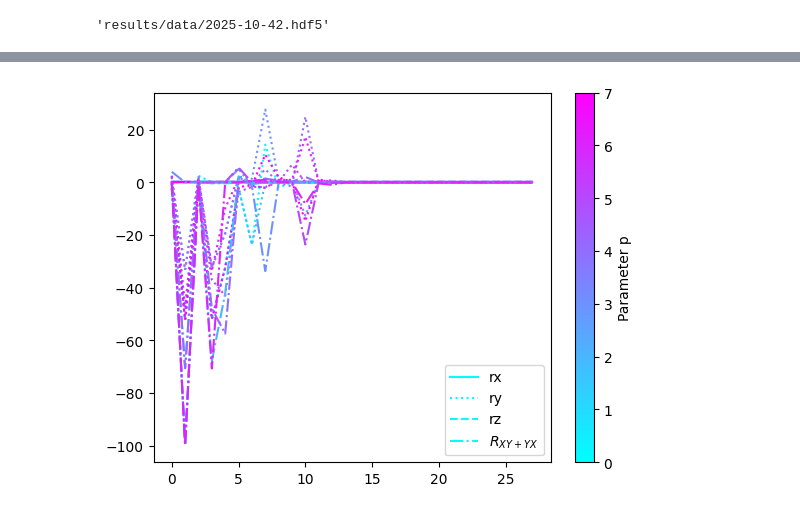
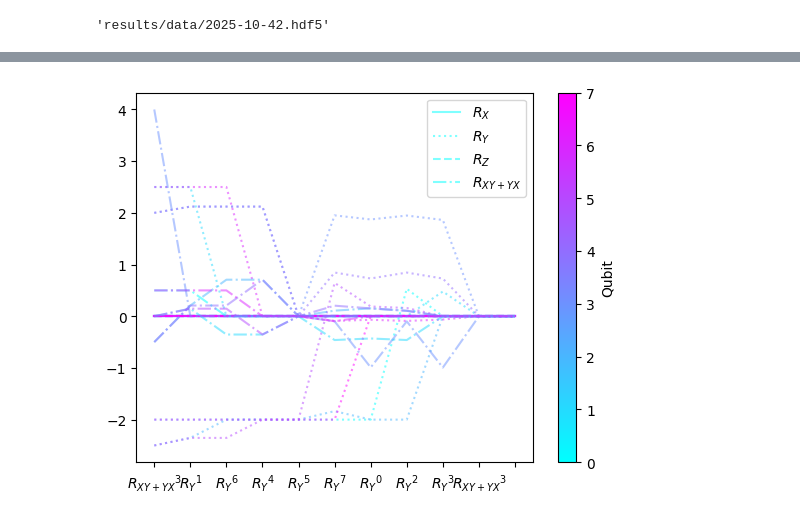
Before and after one commit to NicoDic98/QC-MasterThesis, a Jupyter notebook: plots.ipynb, the cells around one changed output, grey strips where cells are left out. Drawn from its saved outputs; the diff is of its cells as text; code cells hidden in the pictures.

Commit message:
Derivative and second derivative plots done

```diff
--- a/plots.ipynb
+++ b/plots.ipynb
@@ -209,6 +205,8 @@ _mass_-5.20
 KeyboardInterrupt:
 # %%
 h5_file = f"{data_folder}{"2025-10-42"}.hdf5"
+datasets = ["2025-10-22_17-19-30-23753926","2025-10-22_17-24-14-23753943",
+            "2025-10-22_17-30-26-23753983", "2025-10-23_13-28-44-23757058"]
 h5_file
 # %% [output]
 'results/data/2025-10-42.hdf5'
@@ -233,9 +236,12 @@ plt.show()
 # %%
 with h5py.File(h5_file, "r") as f:
-    avqe_temp_loader = ResultLoader(f["2025-10-22_17-30-26-23753983"])
+    for name in datasets:
+        avqe_temp_loader = ResultLoader(f[name])
 
-    params = {HamiltonianParameters.Mass: 2}
-    circuit = avqe_temp_loader.get_circuit(params)
-    print([f"{x}={y:.3f}" for x, y in avqe_temp_loader.get_parameter_values_from_indices(params).items()])
-circuit.draw("mpl")
+        for i in [0,3]:
+            params = {HamiltonianParameters.Mass: i}
+            param_values = avqe_temp_loader.get_parameter_values_from_indices(params)
+            print([f"{x}={y:.3f}" for x, y in param_values.items()])
+            circuit = avqe_temp_loader.get_circuit(params, final=True)
+            circuit.draw("mpl", filename=f"{output_filename}circuit_m_{param_values[HamiltonianParameters.Mass]:.2f}_{name}.pdf")
 # %% [output]
@@ -244,42 +256,54 @@ circuit.draw("mpl")
 # %%
 with h5py.File(h5_file, "r") as f:
-    avqe_1_loader = ResultLoader(f["2025-10-22_17-30-26-23753983"])
-    params = {HamiltonianParameters.Mass: 0}
-    param_values = avqe_1_loader.get_parameter_values_from_indices(params)
-    print([f"{x}={y:.3f}" for x, y in param_values.items()])
+    for name in datasets:
+        avqe_1_loader = ResultLoader(f[name])
+        params = {HamiltonianParameters.Mass: 0}
+        param_values = avqe_1_loader.get_parameter_values_from_indices(params)
+        print([f"{x}={y:.3f}" for x, y in param_values.items()])
 
-    ansatz = avqe_temp_loader.get_ansatz(params)
-    ansatz: BaseADAPTVQEAnsatz
+        ansatz = avqe_1_loader.get_ansatz(params)
+        ansatz: BaseADAPTVQEAnsatz
 
-    der, _, der_dep_dict = avqe_1_loader.get_observables(VQEParameters.AnsatzOperatorDerivatives, params, [])
-    sec_der, _, sec_der_dep_dict = avqe_1_loader.get_observables(VQEParameters.AnsatzOperatorSecondDerivatives, params,
-                                                                 [])
-    op, _, op_dep_dict = avqe_1_loader.get_observables(VQEParameters.AnsatzOperators, params, [])
+        der, _, der_dep_dict = avqe_1_loader.get_observables(VQEParameters.AnsatzOperatorDerivatives, params, [])
+        sec_der, _, sec_der_dep_dict = avqe_1_loader.get_observables(VQEParameters.AnsatzOperatorSecondDerivatives, params,
+                                                                     [])
+        op, _, op_dep_dict = avqe_1_loader.get_observables(VQEParameters.AnsatzOperators, params, [])
+        op = [idx for idx in op if idx >= 0]
+        op.append(None)
+        der = der[:len(op)]
 
-    temp = avqe_1_loader.get_observables(VQEParameters.AnsatzOperatorDerivatives, params, [])[0]
-fig, ax = plt.subplots()
-# iterate over different operators in the pool
-n_qbits = ansatz.num_qubits
-param = np.arange(n_qbits)
-# Colormap setup
-cmap = plt.get_cmap("cool")
-norm = plt.Normalize(vmin=param.min(), vmax=param.max())
+        fig, ax = plt.subplots()
+        # iterate over different operators in the pool
+        n_qbits = ansatz.num_qubits
+        param = np.arange(n_qbits)
+        # Colormap setup
+        cmap = plt.get_cmap("cool")
+        norm = plt.Normalize(vmin=param.min(), vmax=param.max())
 
-linestyle_str = ['solid', 'dotted', 'dashed', 'dashdot']
-already_labeled = []
+        linestyle_str = ['solid', 'dotted', 'dashed', 'dashdot']
+        already_labeled = []
 
-for i in range(der.shape[der_dep_dict[VQEParameters.AnsatzPoolOperatorAxis]]):
-    gi, qbit, gname = ansatz.get_operator_info(i)
-    if gi in already_labeled:
-        label = None
-    else:
-        label = gname
-        already_labeled.append(gi)
-    ax.plot(der.take(i, der_dep_dict[VQEParameters.AnsatzPoolOperatorAxis]), label=label,
-                 color=cmap(norm(qbit)), linestyle = linestyle_str[gi])
-cbar = plt.colorbar(plt.cm.ScalarMappable(norm=norm, cmap=cmap), ax=ax)
-cbar.set_label("Parameter p")
-ax.legend()
-plt.show()
+        for i in range(der.shape[der_dep_dict[VQEParameters.AnsatzPoolOperatorAxis]]):
+            gi, qbit, gname = ansatz.get_operator_info(i)
+            if gi in already_labeled:
+                label = None
+            else:
+                label = gname
+                already_labeled.append(gi)
+            ax.plot(der.take(i, der_dep_dict[VQEParameters.AnsatzPoolOperatorAxis]), label=label,
+                         color=cmap(norm(qbit)), linestyle = linestyle_str[gi], alpha=0.5)
+        cbar = plt.colorbar(plt.cm.ScalarMappable(norm=norm, cmap=cmap), ax=ax)
+        cbar.set_label("Qubit")
+        labels = []
+        for opid in op:
+            if opid is None:
+                labels.append(None)
+            else:
+                gi, qbit, gname = ansatz.get_operator_info(opid)
+                labels.append(f"{gname}$^{qbit}$")
+        ax.set_xticks(list(range(der.shape[der_dep_dict[VQEParameters.AnsatzOperatorAxis]])), labels)
+        ax.legend()
+        fig.savefig(f"{output_filename}grad_m_{param_values[HamiltonianParameters.Mass]:.2f}_{name}.png")
+        fig.savefig(f"{output_filename}grad_m_{param_values[HamiltonianParameters.Mass]:.2f}_{name}.pdf")
 # %% [output]
 ['mass=-6.000']
@@ -286 +313 @@ plt.show()
-[figure, old version]
+[figure, new version]
```
Also changed, not shown: parts of 5 cells of this notebook, 41 other files.
